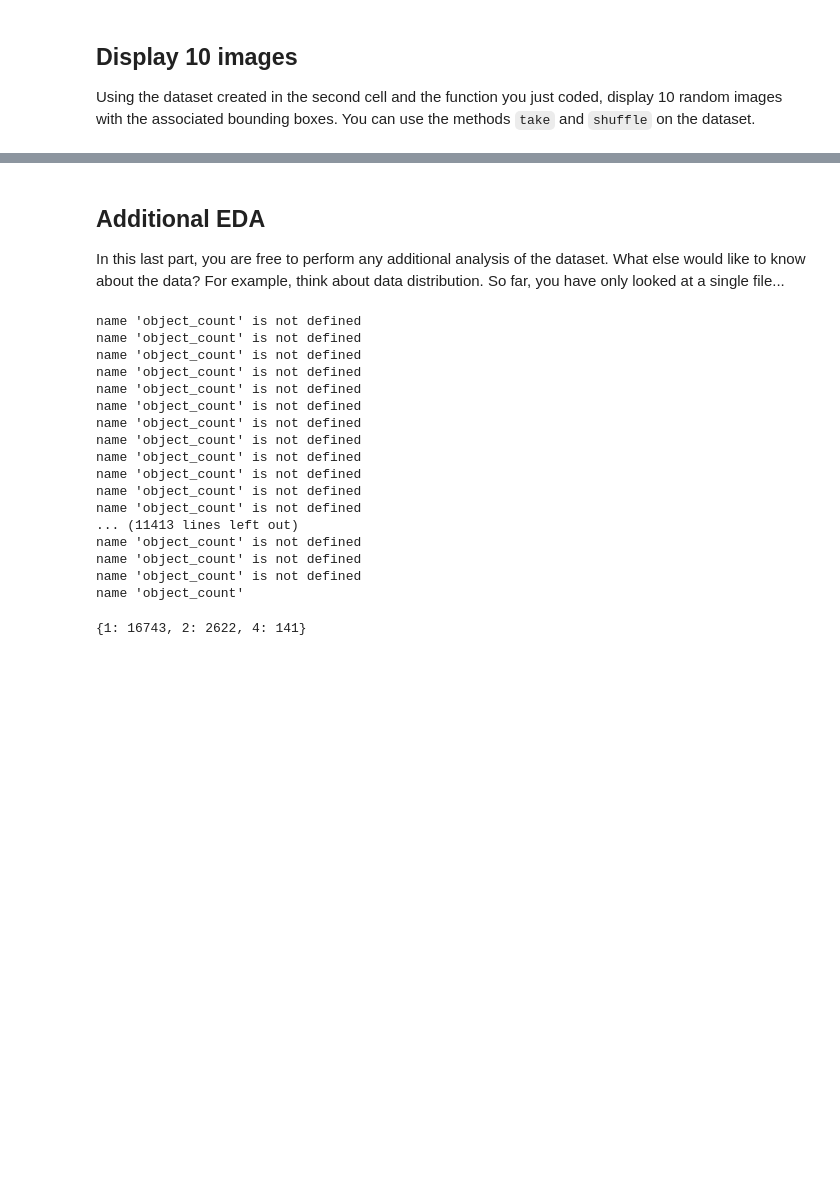
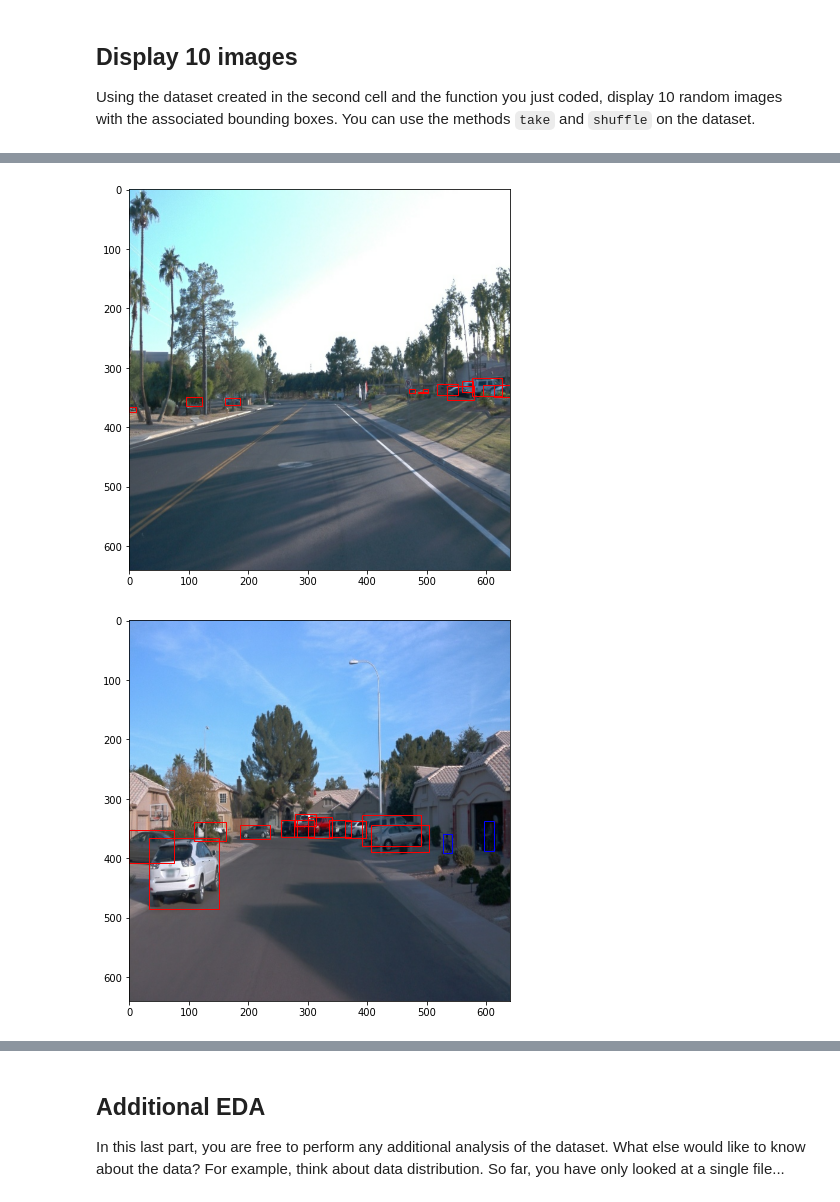
Before and after one commit to Rakso75/nd013-c1-vision-starter, a Jupyter notebook: Exploratory Data Analysis.ipynb, the cells around one changed output, grey strips where cells are left out. Drawn from its saved outputs; the diff is of its cells as text; code cells hidden in the pictures; blank space fills up the shorter version.

```diff
--- a/Exploratory Data Analysis.ipynb
+++ b/Exploratory Data Analysis.ipynb
@@ -58,3 +32,33 @@ def display_images(batch):
+# %%
+def display_images(batch):
+    # TODO - Your implementation here
+
+    colors = {
+        1:"red",
+        2:"blue",
+        4:"green"
+    }
+
+    w, h, c = datapoint["image"].shape
+
+
+    fig, ax = plt.subplots(figsize=(7,7))
+
+    ax.imshow(datapoint["image"].numpy().astype("uint8"))
+
+    groundtruth_classes = datapoint["groundtruth_classes"].numpy()
+
+    for i in range(len(datapoint["groundtruth_boxes"])):
+        ymin, xmin, ymax, xmax = datapoint["groundtruth_boxes"][i]
+        ground_class = groundtruth_classes[i]
+
+        rect = patches.Rectangle((xmin*w, ymin*h), (xmax-xmin)*w, (ymax-ymin)*h,
+                                            edgecolor=colors[ground_class], facecolor="none")
+        ax.add_patch(rect)
+
+    plt.show()
+
+    pass
 # %% [markdown]
 ## Display 10 images
 
@@ -81,0 +66,7 @@ plt.show()
+# %%
+# Display 10 random images in dataset
+for datapoint in dataset.take(10):
+    display_images(datapoint)
+# %% [output]
+[figure, added]
+[figure, added]
@@ -84,41 +83,3 @@ plt.show()
 
 In this last part, you are free to perform any additional analysis of the dataset. What else would like to know about the data?
 For example, think about data distribution. So far, you have only looked at a single file...
-# %%
-# Distribution of classes in 20.000 images
-labels = {1: 0, 2 : 0, 4: 0 }
-labels_dist= {1:[], 2:[], 4:[]}
-
-
-for batches in dataset.take(20000):
-
-    try:
-        obj_count = {1: 0, 2 : 0, 4: 0 }
-        for l in batches["groundtruth_classes"].numpy():
-            labels[l] += 1
-            object_count[l] += 1
-            labels_dist[l].append(object_count[l])
-    except Exception as err:
-        print(err)
-# %% [output]
-name 'object_count' is not defined
-name 'object_count' is not defined
-name 'object_count' is not defined
-name 'object_count' is not defined
-name 'object_count' is not defined
-name 'object_count' is not defined
-name 'object_count' is not defined
-name 'object_count' is not defined
-name 'object_count' is not defined
-name 'object_count' is not defined
-name 'object_count' is not defined
-name 'object_count' is not defined
-... (11413 lines left out)
-name 'object_count' is not defined
-name 'object_count' is not defined
-name 'object_count' is not defined
-name 'object_count'
-# %%
-print(labels)
-# %% [output]
-{1: 16743, 2: 2622, 4: 141}
```
Also changed, not shown: parts of 11 cells of this notebook.
